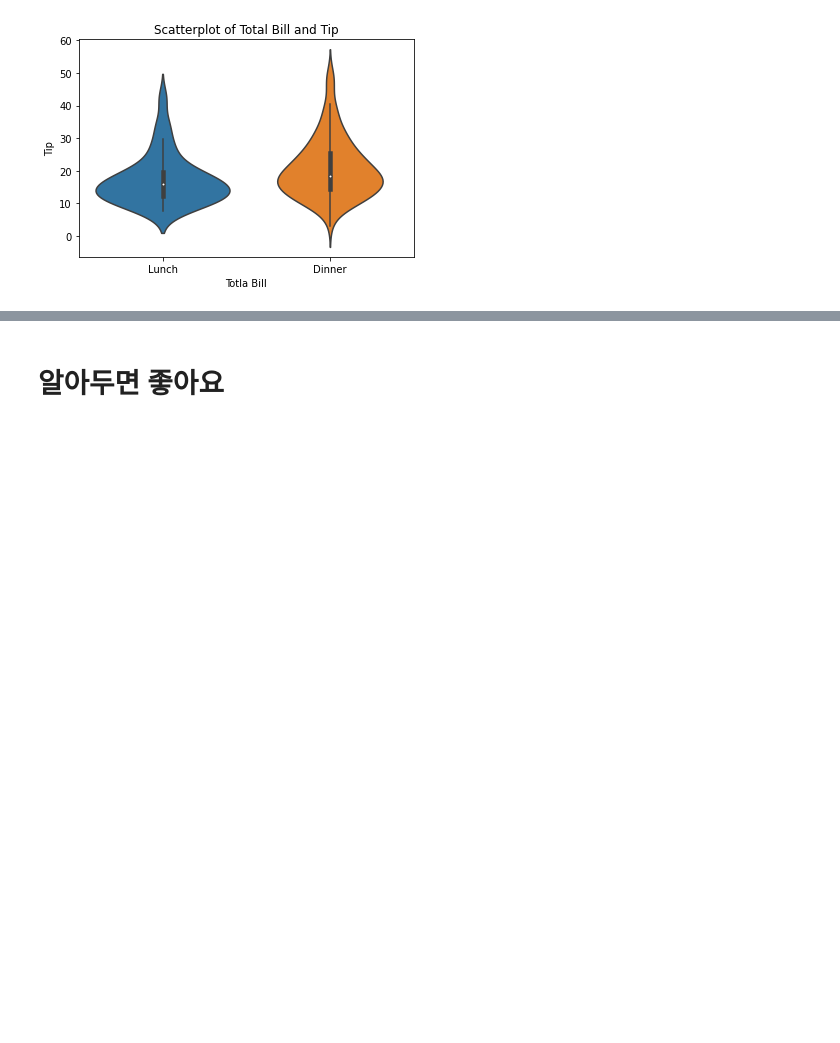
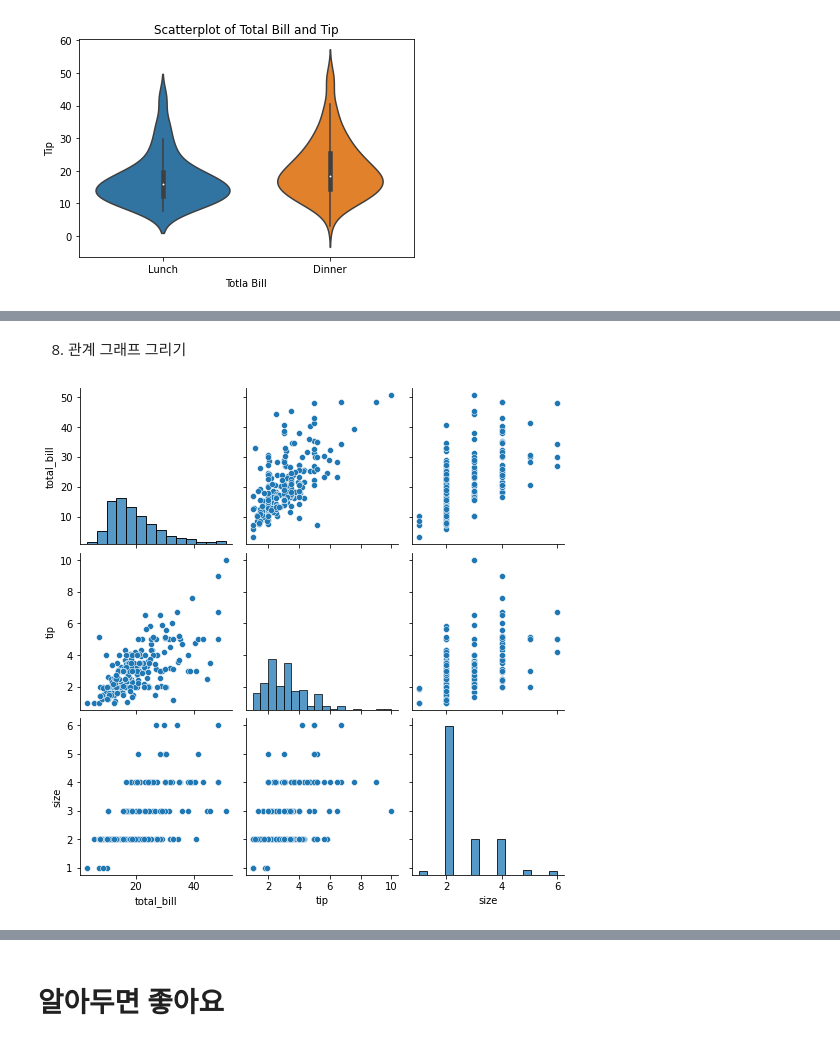
Before and after one commit to jeonbyeongguk/cuckoobee, a Jupyter notebook: Doit_판다스입문_소스/notebook/04_practice.ipynb, the cells around one changed output, grey strips where cells are left out. Drawn from its saved outputs; the diff is of its cells as text; code cells hidden in the pictures; blank space fills up the shorter version.

```diff
--- a/Doit_판다스입문_소스/notebook/04_practice.ipynb
+++ b/Doit_판다스입문_소스/notebook/04_practice.ipynb
@@ -246,0 +231,6 @@ Text(0, 0.5, 'Tip')
+# %% [markdown]
+8. 관계 그래프 그리기
+# %%
+fig = sns.pairplot(tips)
+# %% [output]
+[figure, added]
```
Also changed, not shown: parts of 37 cells of this notebook.
